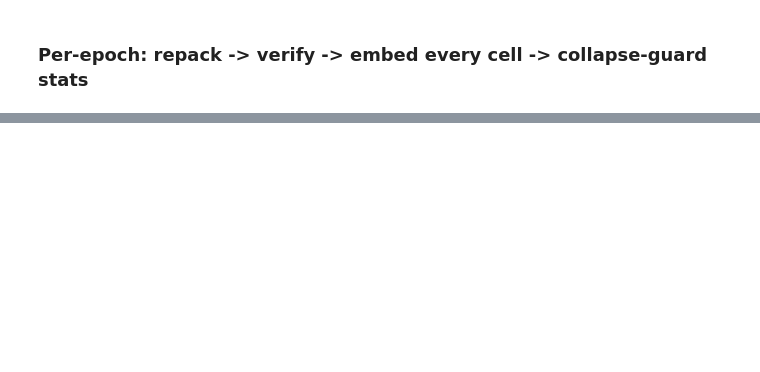
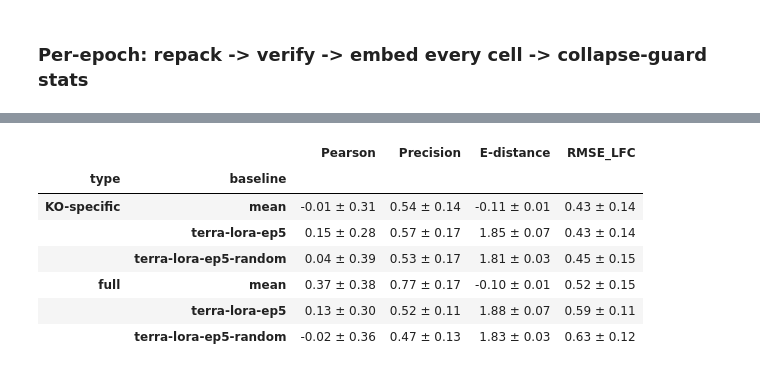
Before and after one commit to PMBio/cellina-reproducibility, a Jupyter notebook: scripts/terra/in_vivo.ipynb, the cells around one changed output, grey strips where cells are left out. Cells and saved outputs as stored; diff of their text form; code cells hidden in the pictures; blank space fills up the shorter version.

```diff
--- a/scripts/terra/in_vivo.ipynb
+++ b/scripts/terra/in_vivo.ipynb
@@ -505,0 +1324,11 @@ print("wrote", SELECTION, flush=True)
+# %%
+summary_fmt
+# %% [output]
+|  |  | Pearson | Precision | E-distance | RMSE_LFC |
+| type | baseline |  |  |  |  |
+| KO-specific | mean | -0.01 ± 0.31 | 0.54 ± 0.14 | -0.11 ± 0.01 | 0.43 ± 0.14 |
+|  | terra-lora-ep5 | 0.15 ± 0.28 | 0.57 ± 0.17 | 1.85 ± 0.07 | 0.43 ± 0.14 |
+|  | terra-lora-ep5-random | 0.04 ± 0.39 | 0.53 ± 0.17 | 1.81 ± 0.03 | 0.45 ± 0.15 |
+| full | mean | 0.37 ± 0.38 | 0.77 ± 0.17 | -0.10 ± 0.01 | 0.52 ± 0.15 |
+|  | terra-lora-ep5 | 0.13 ± 0.30 | 0.52 ± 0.11 | 1.88 ± 0.07 | 0.59 ± 0.11 |
+|  | terra-lora-ep5-random | -0.02 ± 0.36 | 0.47 ± 0.13 | 1.83 ± 0.03 | 0.63 ± 0.12 |
```
Also changed, not shown: parts of 31 cells of this notebook, 3 other files.
